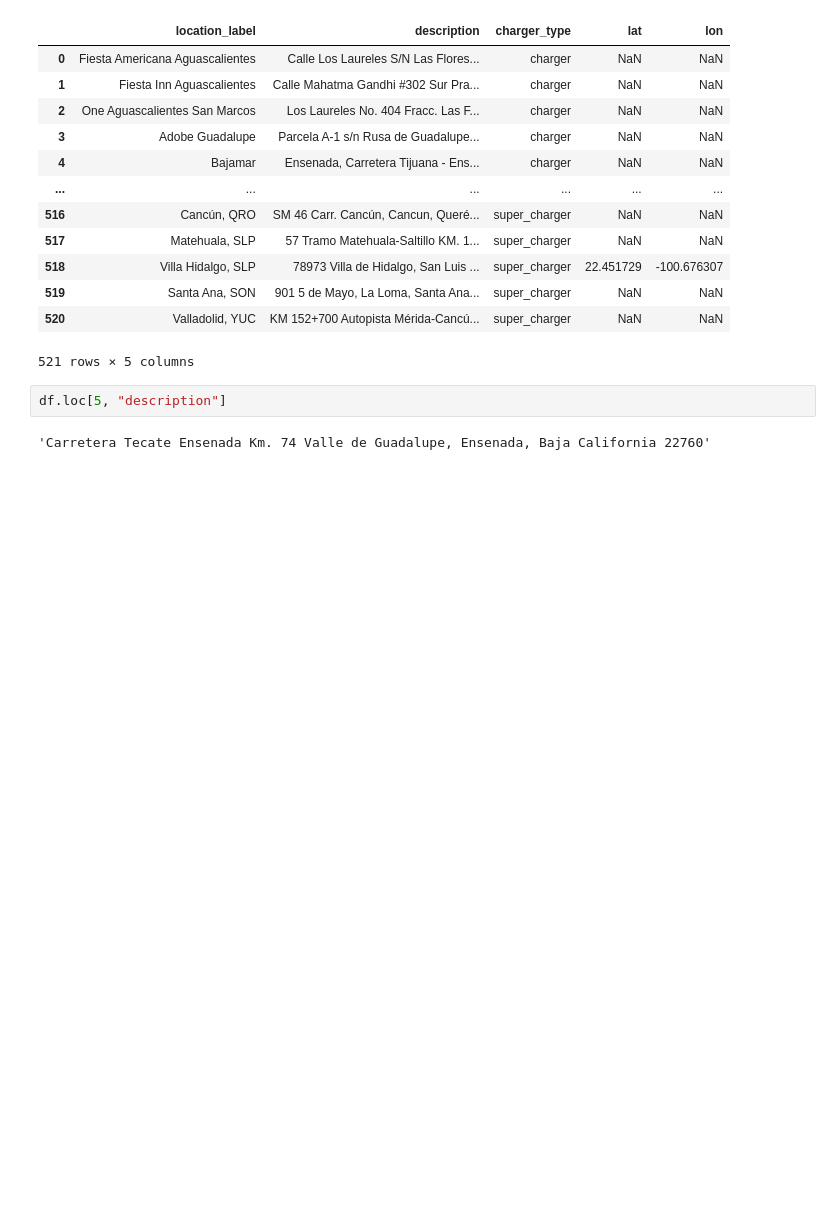
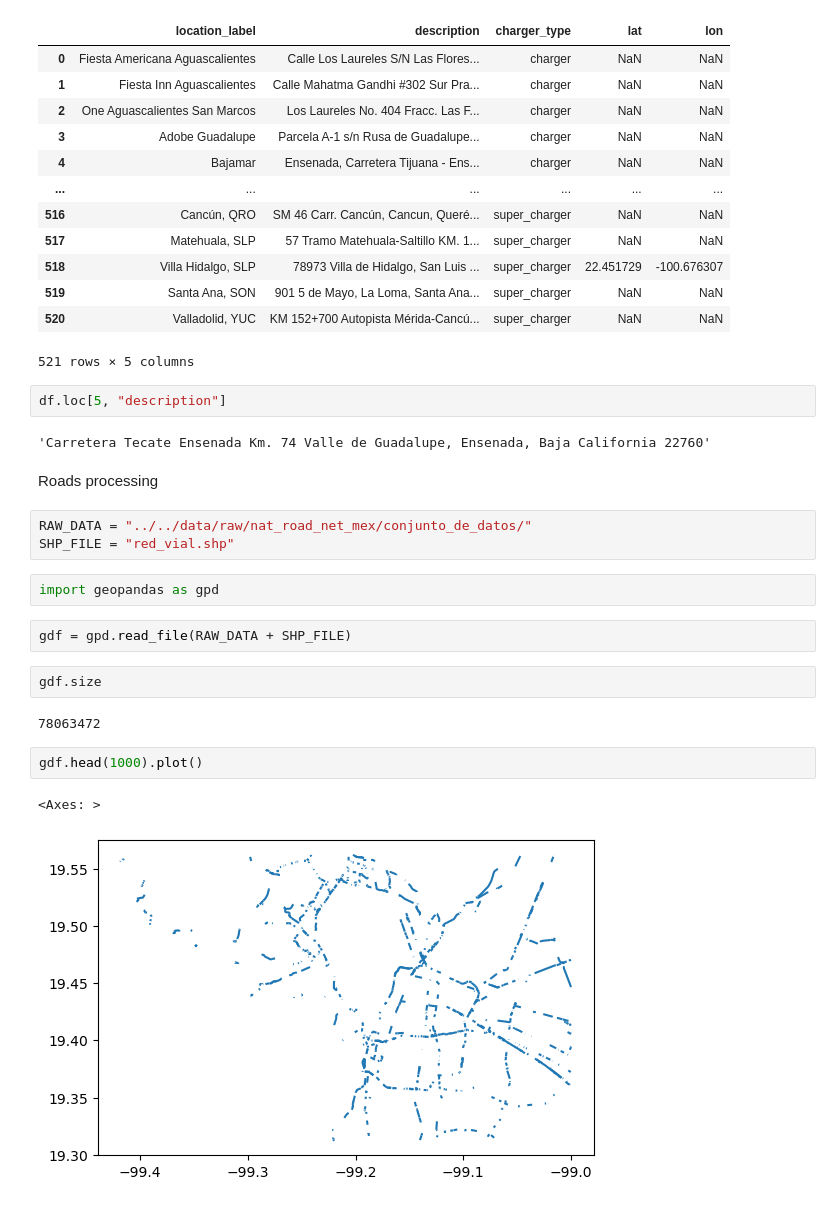
Before and after one commit to edgar-daniel-codes/geospatial-analytics-lab, a Jupyter notebook: projects/electric_reach_mex/drafts.ipynb, the cells around one changed output. Drawn from its saved outputs; the diff is of its cells as text; blank space fills up the shorter version.

```diff
--- a/projects/electric_reach_mex/drafts.ipynb
+++ b/projects/electric_reach_mex/drafts.ipynb
@@ -110,3 +188,21 @@ df
 df.loc[5, "description"]
 # %% [output]
 'Carretera Tecate Ensenada Km. 74 Valle de Guadalupe, Ensenada, Baja California 22760'
+# %% [markdown]
+Roads processing
+# %%
+RAW_DATA = "../../data/raw/nat_road_net_mex/conjunto_de_datos/"
+SHP_FILE = "red_vial.shp"
+# %%
+import geopandas as gpd
+# %%
+gdf = gpd.read_file(RAW_DATA + SHP_FILE)
+# %%
+gdf.size
+# %% [output]
+78063472
+# %%
+gdf.head(1000).plot()
+# %% [output]
+<Axes: >
+[figure, added]
```
Also changed, not shown: parts of 5 cells of this notebook, 4 other files.
